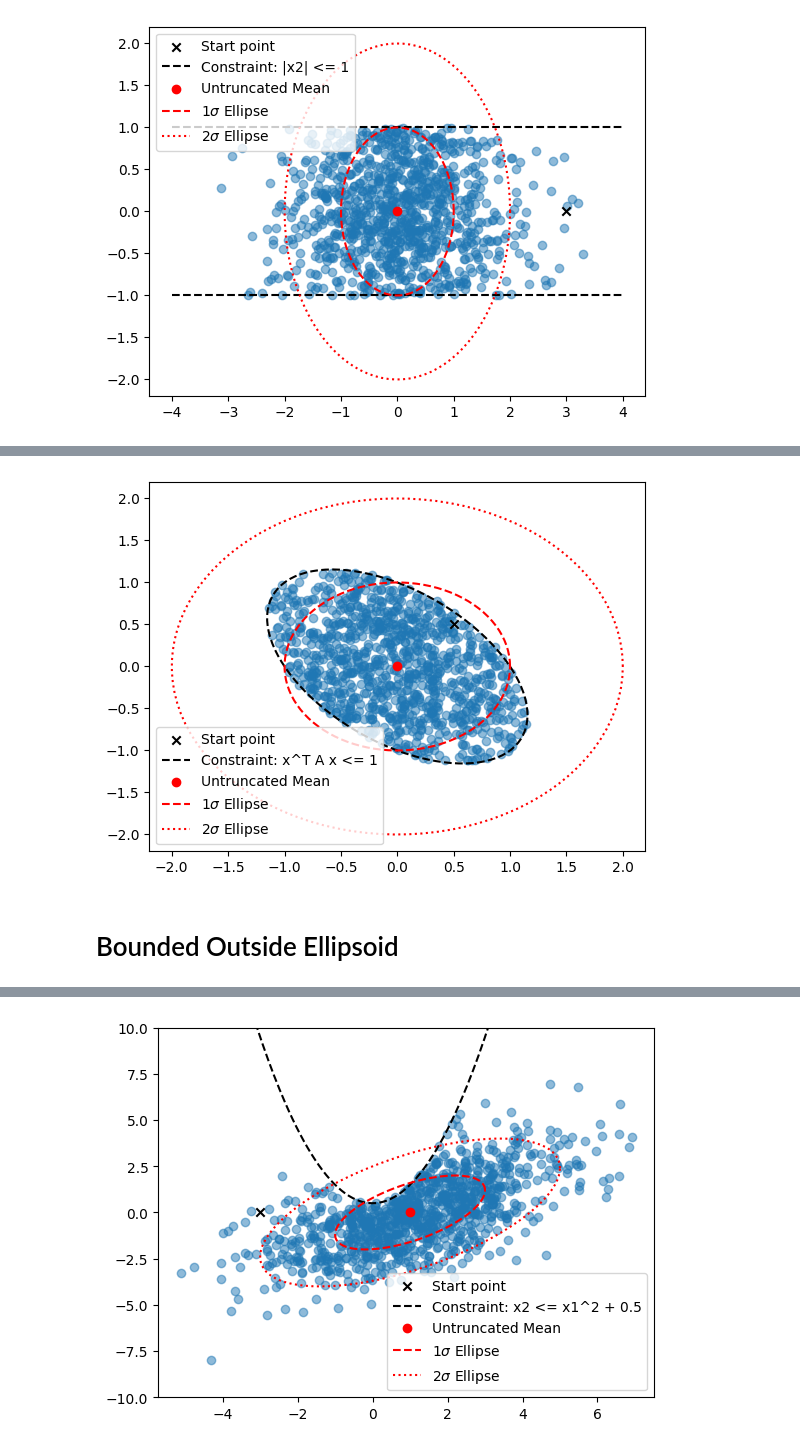
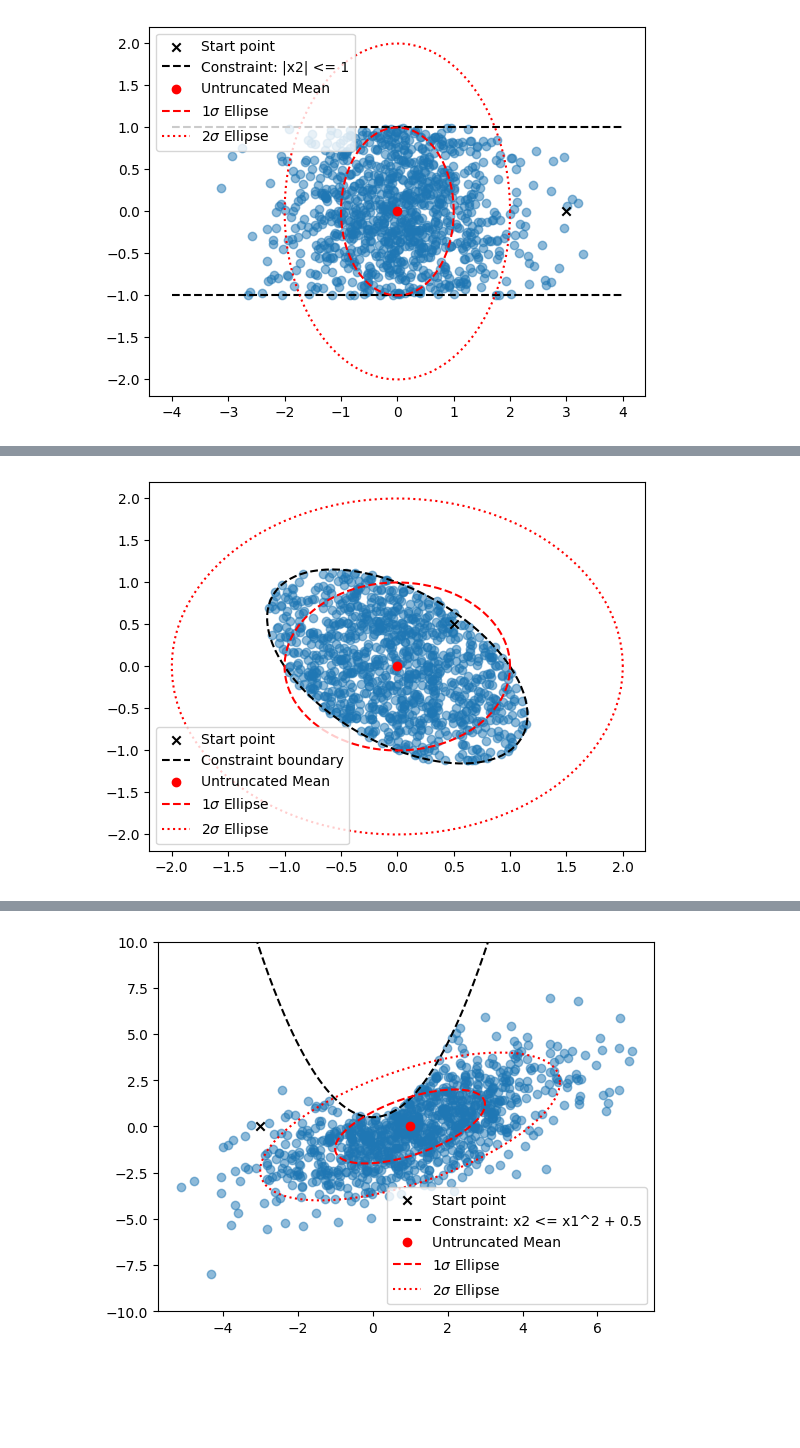
Before and after one commit to erik-a-bensen/tmg_hmc, a Jupyter notebook: examples/single_constraint_examples.ipynb, the cells around one changed output, grey strips where cells are left out. Drawn from its saved outputs; the diff is of its cells as text; code cells hidden in the pictures; blank space fills up the shorter version.

```diff
--- a/examples/single_constraint_examples.ipynb
+++ b/examples/single_constraint_examples.ipynb
@@ -127,61 +184,35 @@ plt.show()
 # %%
-mu = np.array([0.0, 0.0]).reshape(-1, 1)
-sigma = np.eye(2)
-# Bounded Outside Ellipsoid
-sampler = TMGSampler(mu, sigma)
-A = -np.array([[1, 0.5], [0.5, 1]])
-c = 1
-sampler.add_constraint(A=A, c=c)  # X1^2 + X2^2 + X1 X2 <= 1
-x0 = np.array([0.5, 0.5]).reshape(-1, 1)
-samples = sampler.sample(x0, 1000, 100)
-
-
-# Scatter plot
 fig, ax = plt.subplots()
 ax.scatter(samples[:, 0], samples[:, 1], alpha=0.5)
 ax.scatter(x0[0], x0[1], color="k", marker="x", label="Start point")
-# Plot constraint boundary
 theta = np.linspace(0, 2 * np.pi, 100)
 sqA = sp.linalg.cholesky(np.linalg.inv(-A))
 ellipse = np.array(
-    [
-        sqA.T @ np.array([np.cos(theta_i), np.sin(theta_i)]).reshape(-1, 1)
-        for theta_i in theta
-    ]
+    [sqA.T @ np.array([np.cos(t), np.sin(t)]).reshape(-1, 1) for t in theta]
 )
-ax.plot(ellipse[:, 0], ellipse[:, 1], "k--", label="Constraint: x^T A x <= 1")
-# Plot true mean and 1 sigma ellipse
+ax.plot(ellipse[:, 0], ellipse[:, 1], "k--", label="Constraint boundary")
 ax.scatter(mu[0], mu[1], color="red", label="Untruncated Mean")
-theta = np.linspace(0, 2 * np.pi, 100)
 ellipse = np.array(
-    [
-        mu + sigma @ np.array([np.cos(theta_i), np.sin(theta_i)]).reshape(-1, 1)
-        for theta_i in theta
-    ]
+    [mu + sigma @ np.array([np.cos(t), np.sin(t)]).reshape(-1, 1) for t in theta]
 )
 ax.plot(
     ellipse[:, 0],
     ellipse[:, 1],
     color="red",
     linestyle="--",
     label=r"1$\sigma$ Ellipse",
 )
 ellipse2 = np.array(
-    [
-        mu + 2 * sigma @ np.array([np.cos(theta_i), np.sin(theta_i)]).reshape(-1, 1)
-        for theta_i in theta
-    ]
+    [mu + 2 * sigma @ np.array([np.cos(t), np.sin(t)]).reshape(-1, 1) for t in theta]
 )
 ax.plot(
     ellipse2[:, 0],
     ellipse2[:, 1],
     color="red",
     linestyle=":",
     label=r"2$\sigma$ Ellipse",
 )
 ax.legend()
 plt.show()
 # %% [output]
-[figure, old version]
+[figure, new version]
-# %% [markdown]
-# Bounded Outside Ellipsoid
```
Also changed, not shown: parts of 21 cells of this notebook, 5 other files.
